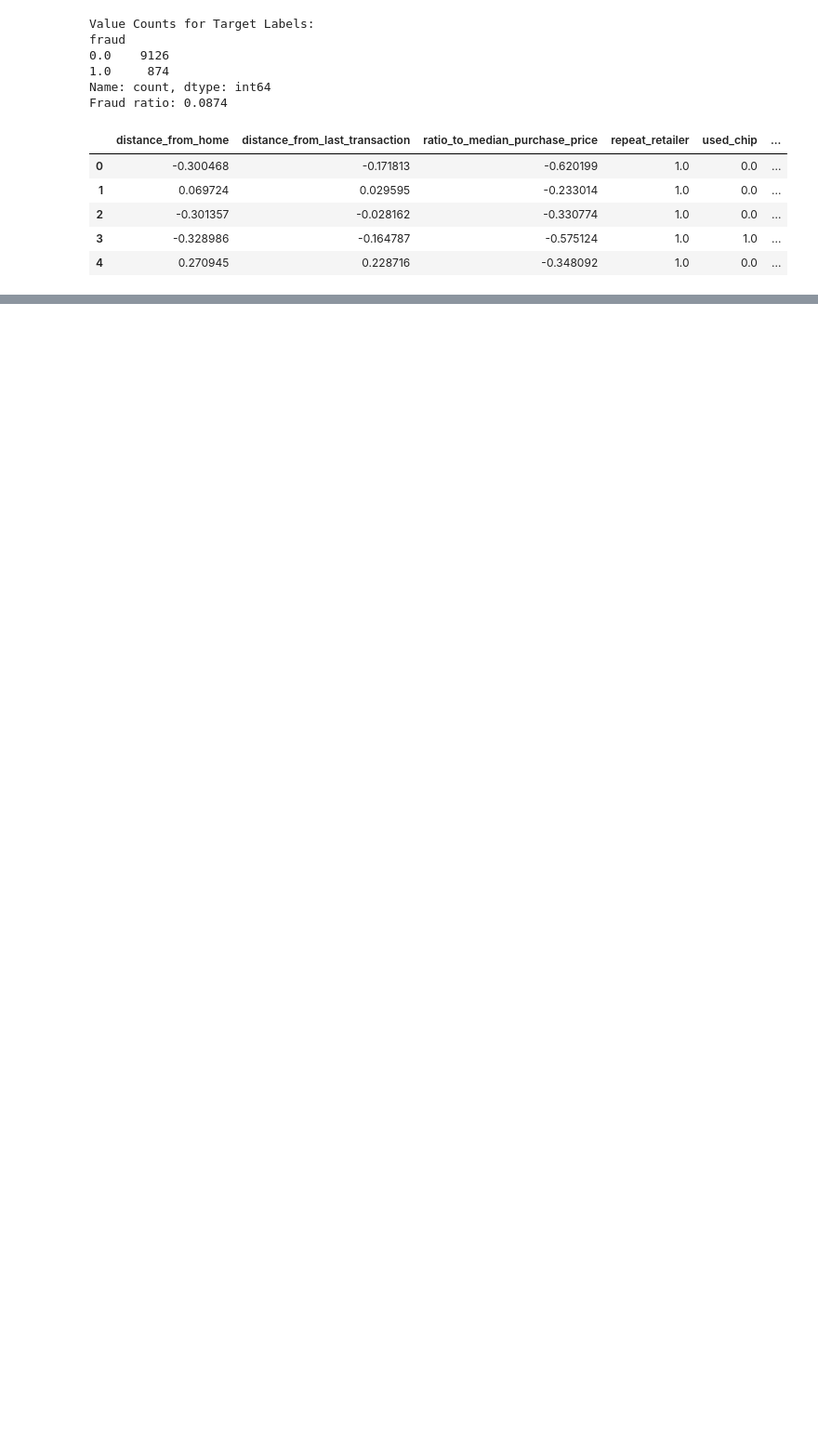
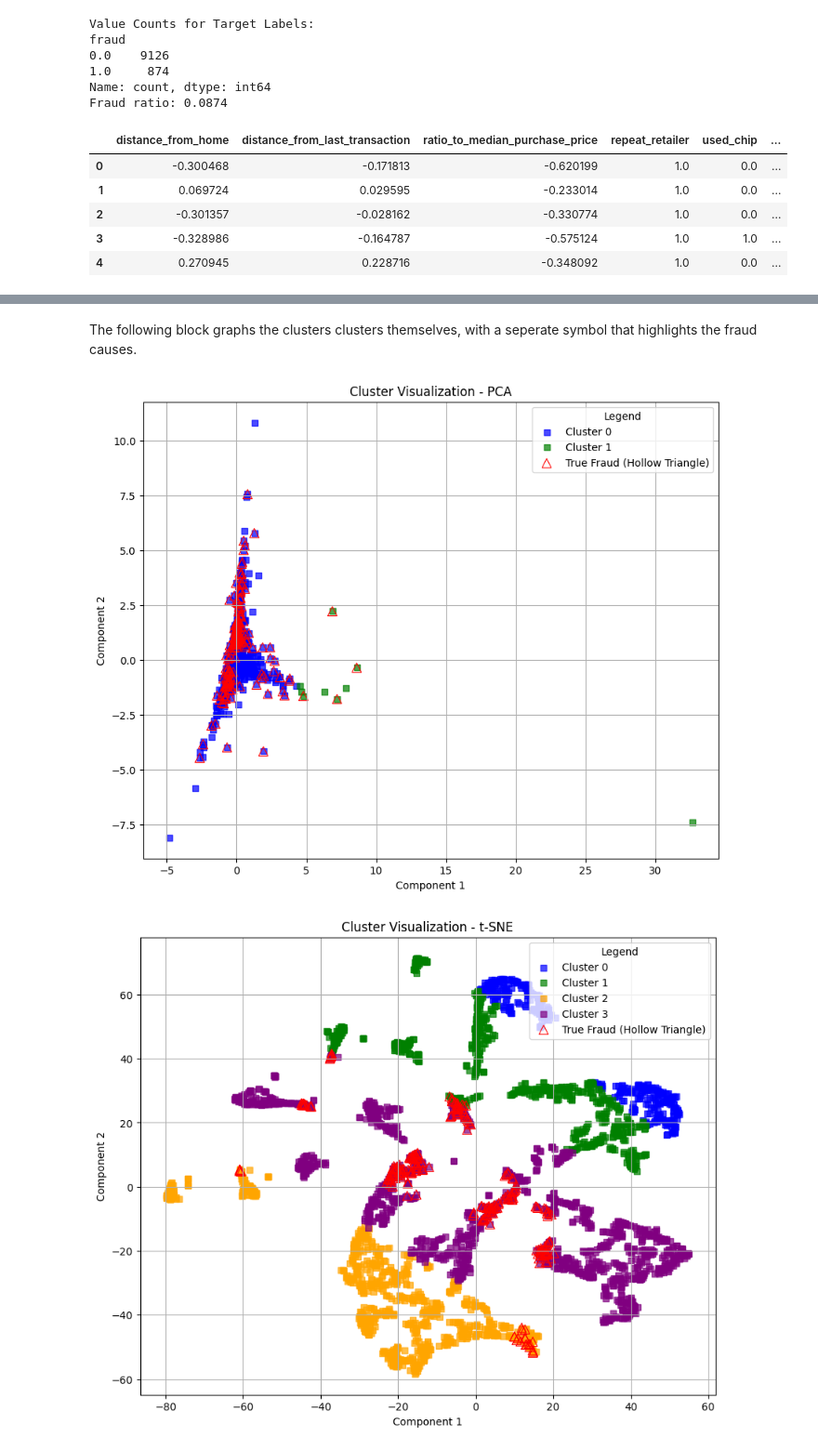
Before and after one commit to rrangelvargas/INM701, a Jupyter notebook: src/mainben.ipynb, the cells around one changed output, grey strips where cells are left out. Shown at 93% size. Cells and saved outputs as stored; diff of their text form; code cells hidden in the pictures; blank space fills up the shorter version.

```diff
--- a/src/mainben.ipynb
+++ b/src/mainben.ipynb
@@ -377,0 +588,61 @@ plt.show()
+# %% [markdown]
+The following block graphs the clusters clusters themselves, with a seperate symbol that highlights the fraud causes.
+# %%
+import matplotlib.pyplot as plt
+import numpy as np
+
+# function to plot clusters dynamically for any number of clusters
+def plot_clusters(X_test_transformed, y_test, clusters, method_name):
+    plt.figure(figsize=(10, 8))
+
+    # define a distinct color palette for clusters (excluding red)
+    cluster_colors = ['blue', 'green', 'orange', 'purple', 'yellow', 'cyan', 'magenta', 'brown', 'pink', 'gray']
+    unique_clusters = np.unique(clusters)
+
+    if len(unique_clusters) > len(cluster_colors):
+        raise ValueError("Too many clusters for the predefined color palette. Add more colors if needed.")
+
+    # plot each cluster with a distinct color
+    for i, cluster in enumerate(unique_clusters):
+        cluster_indices = (clusters == cluster)
+        plt.scatter(
+            X_test_transformed[cluster_indices, 0],
+            X_test_transformed[cluster_indices, 1],
+            c=cluster_colors[i],
+            marker='s',
+            label=f"Cluster {cluster}",
+            alpha=0.7
+        )
+
+    # overlay true fraud cases (y_test == 1) as hollow red triangles
+    true_fraud_indices = (y_test == 1).values
+    plt.scatter(
+        X_test_transformed[true_fraud_indices, 0],
+        X_test_transformed[true_fraud_indices, 1],
+        edgecolor='red',
+        facecolor="none",
+        marker='^',
+        linewidths=0.8,
+        s=80,
+        label="True Fraud (Hollow Triangle)"
+    )
+
+    plt.title(f"Cluster Visualization - {method_name}")
+    plt.xlabel("Component 1")
+    plt.ylabel("Component 2")
+    plt.legend(title="Legend", loc="upper right")
+    plt.grid(True)
+    plt.show()
+
+# graph clusters for PCA and t-SNE
+for method in ["PCA", "t-SNE"]:
+    if method in reduced_test_sets:
+        plot_clusters(
+            reduced_test_sets[method],
+            y_test,
+            test_clusters_results[method],
+            method_name=method
+        )
+# %% [output]
+[figure, added]
+[figure, added]
```
Also changed, not shown: parts of 20 cells of this notebook.
